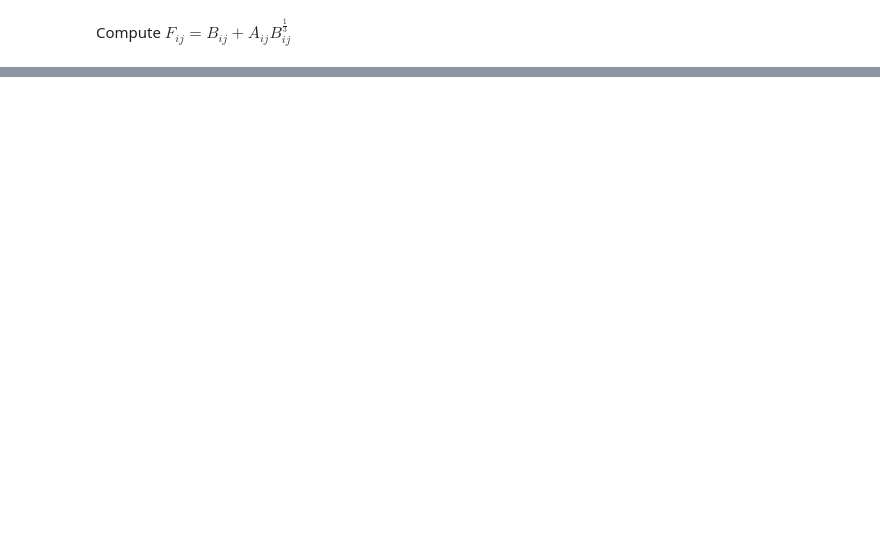
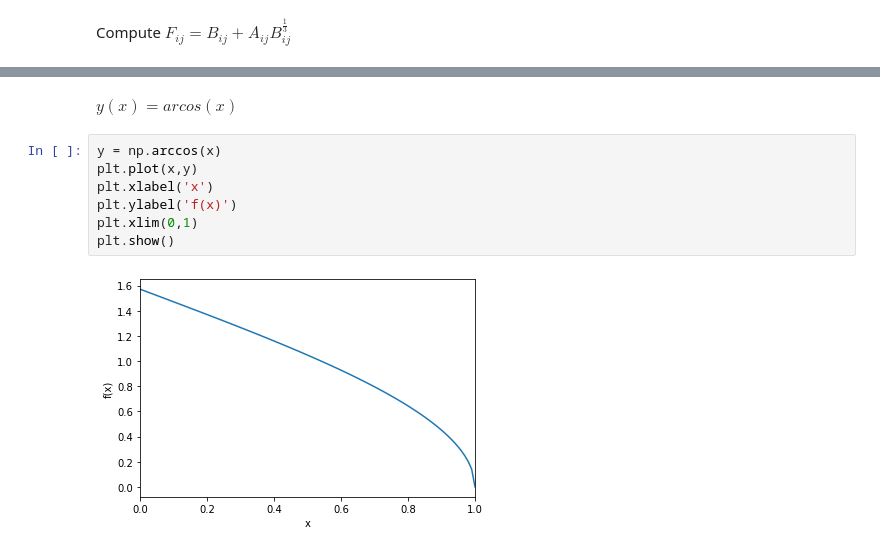
Before and after one commit to Niels-Clayton/Uni-Notes-Second-Year, a Jupyter notebook: Tri 2/MATH 245/Assignment 1/MATH 245 – Computational Mathematics – Project 1.ipynb, the cells around one changed output, grey strips where cells are left out. Drawn from its saved outputs; the diff is of its cells as text; blank space fills up the shorter version.

```diff
--- a/Tri 2/MATH 245/Assignment 1/MATH 245 – Computational Mathematics – Project 1.ipynb
+++ b/Tri 2/MATH 245/Assignment 1/MATH 245 – Computational Mathematics – Project 1.ipynb
@@ -139,0 +259,11 @@ for i in range (2):
+# %% [markdown]
+$y(x)=arcos(x)$
+# %%
+y = np.arccos(x)
+plt.plot(x,y)
+plt.xlabel('x')
+plt.ylabel('f(x)')
+plt.xlim(0,1)
+plt.show()
+# %% [output]
+[figure, added]
```
Also changed, not shown: parts of 32 cells of this notebook, 4 other files.
